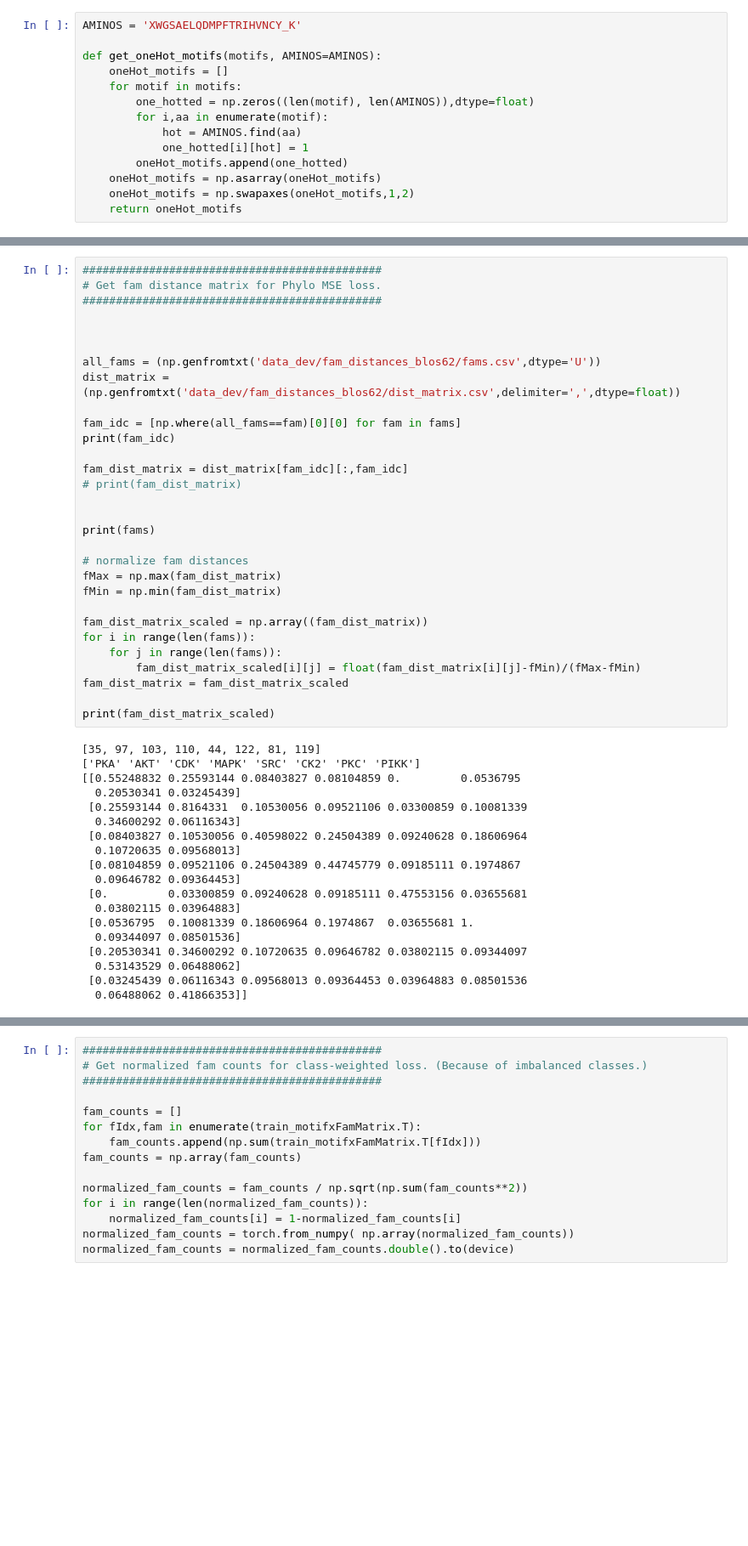
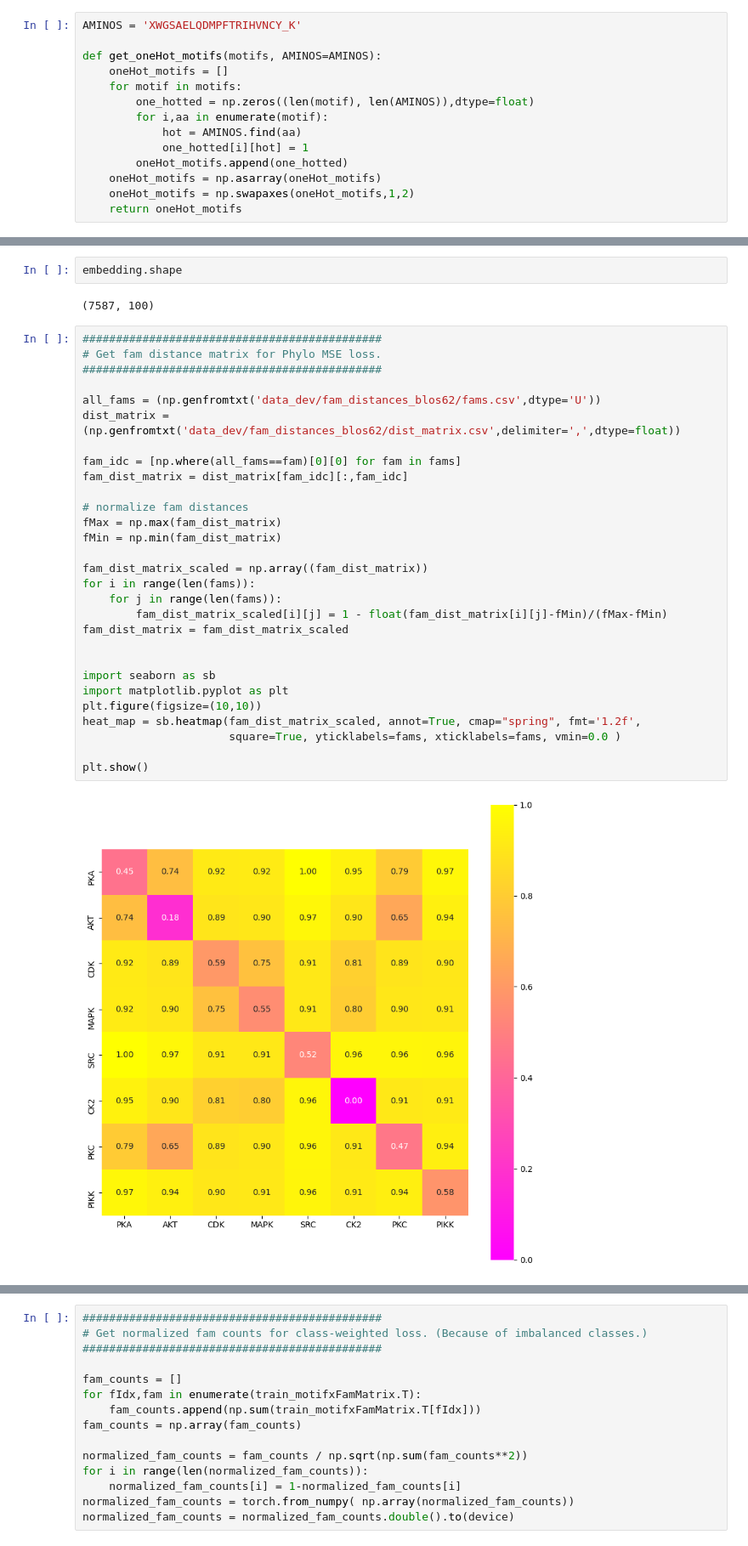
Before and after one commit to katfish666/EMBER_revised, a Jupyter notebook: 05-multiclassifier.ipynb, the cells around one changed output, grey strips where cells are left out. Shown at 85% size. Drawn from its saved outputs; the diff is of its cells as text; blank space fills up the shorter version.

```diff
--- a/05-multiclassifier.ipynb
+++ b/05-multiclassifier.ipynb
@@ -75,52 +75,38 @@ embedding = np.genfromtxt('MODELS_siam/emb_%s_embedding.csv' % my_embed,delimite
 
 train_embedding = embedding[ :len(train_motifs) ]
 test_embedding = embedding[ len(train_motifs): ]
+# %%
+embedding.shape
+# %% [output]
+(7587, 100)
 # %%
 #############################################
 # Get fam distance matrix for Phylo MSE loss.
 #############################################
 
-
-
 all_fams = (np.genfromtxt('data_dev/fam_distances_blos62/fams.csv',dtype='U'))
 dist_matrix = (np.genfromtxt('data_dev/fam_distances_blos62/dist_matrix.csv',delimiter=',',dtype=float))
 
 fam_idc = [np.where(all_fams==fam)[0][0] for fam in fams]
-print(fam_idc)
-
 fam_dist_matrix = dist_matrix[fam_idc][:,fam_idc]
-# print(fam_dist_matrix)
-
-
-print(fams)
 
 # normalize fam distances
 fMax = np.max(fam_dist_matrix)
 fMin = np.min(fam_dist_matrix)
 
 fam_dist_matrix_scaled = np.array((fam_dist_matrix))
 for i in range(len(fams)):
     for j in range(len(fams)):
-        fam_dist_matrix_scaled[i][j] = float(fam_dist_matrix[i][j]-fMin)/(fMax-fMin)
+        fam_dist_matrix_scaled[i][j] = 1 - float(fam_dist_matrix[i][j]-fMin)/(fMax-fMin)
 fam_dist_matrix = fam_dist_matrix_scaled
 
-print(fam_dist_matrix_scaled)
+
+import seaborn as sb
+import matplotlib.pyplot as plt
+plt.figure(figsize=(10,10))
+heat_map = sb.heatmap(fam_dist_matrix_scaled, annot=True, cmap="spring", fmt='1.2f',
+                      square=True, yticklabels=fams, xticklabels=fams, vmin=0.0 )
+
+plt.show()
 # %% [output]
-[35, 97, 103, 110, 44, 122, 81, 119]
-['PKA' 'AKT' 'CDK' 'MAPK' 'SRC' 'CK2' 'PKC' 'PIKK']
-[[0.55248832 0.25593144 0.08403827 0.08104859 0.         0.0536795
-  0.20530341 0.03245439]
- [0.25593144 0.8164331  0.10530056 0.09521106 0.03300859 0.10081339
-  0.34600292 0.06116343]
- [0.08403827 0.10530056 0.40598022 0.24504389 0.09240628 0.18606964
-  0.10720635 0.09568013]
- [0.08104859 0.09521106 0.24504389 0.44745779 0.09185111 0.1974867
-  0.09646782 0.09364453]
- [0.         0.03300859 0.09240628 0.09185111 0.47553156 0.03655681
-  0.03802115 0.03964883]
- [0.0536795  0.10081339 0.18606964 0.1974867  0.03655681 1.
-  0.09344097 0.08501536]
- [0.20530341 0.34600292 0.10720635 0.09646782 0.03802115 0.09344097
-  0.53143529 0.06488062]
- [0.03245439 0.06116343 0.09568013 0.09364453 0.03964883 0.08501536
-  0.06488062 0.41866353]]
+[figure, added]
```
Also changed, not shown: parts of 16 cells of this notebook, 20 other files.
